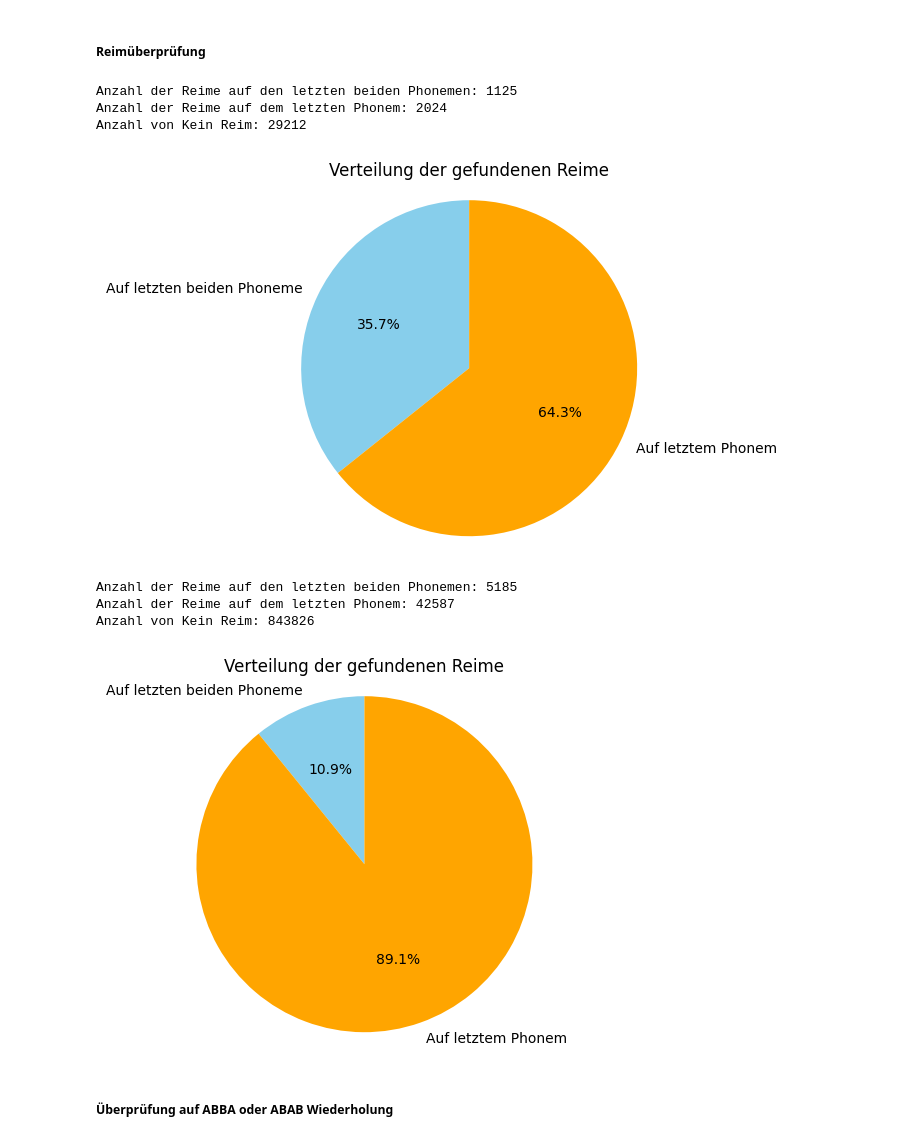
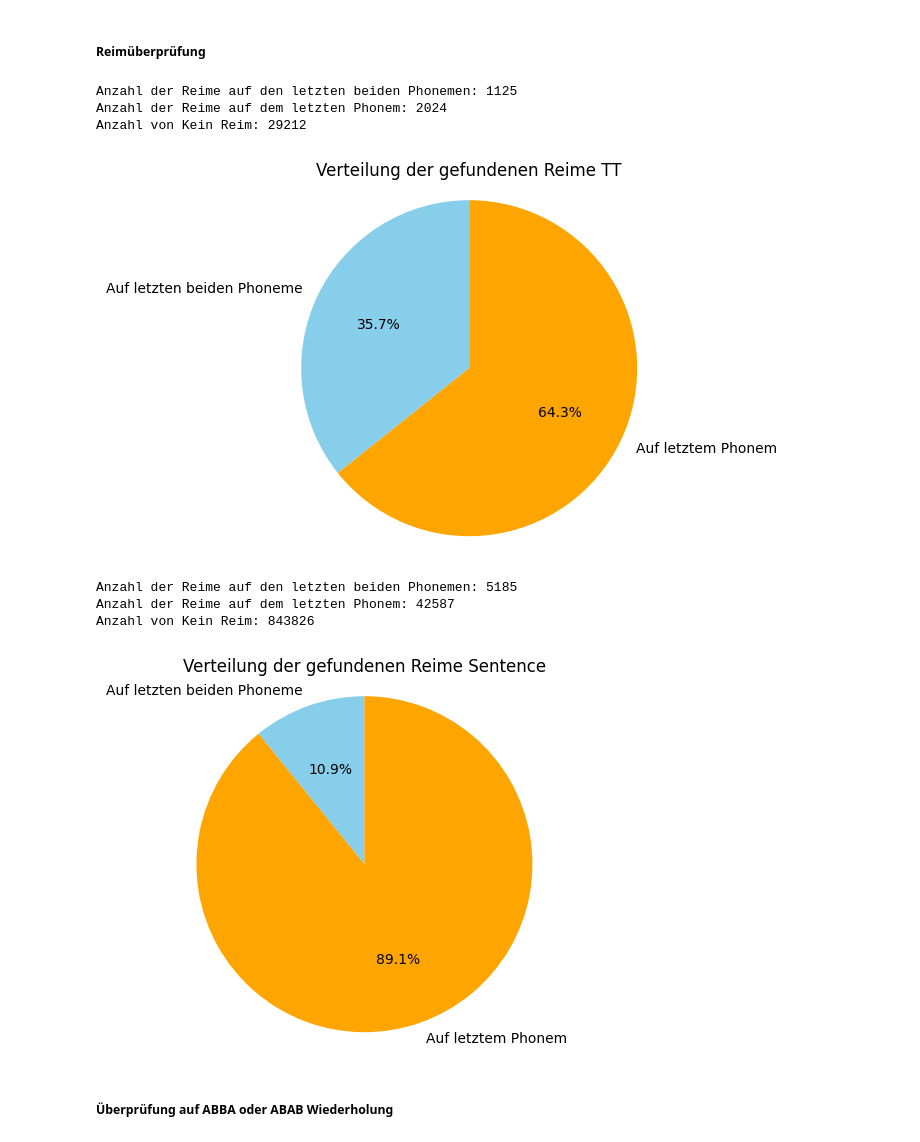
Before and after one commit to albertokoeselmunoz/tongue_twisters, a Jupyter notebook: data_understanding.ipynb, the cells around one changed output. Drawn from its saved outputs; the diff is of its cells as text; code cells hidden in the pictures.

```diff
--- a/data_understanding.ipynb
+++ b/data_understanding.ipynb
@@ -553,22 +551,26 @@ plt.show()
 # %% [markdown]
 ##### Phonemhäufigkeiten je Zeile
 # %%
-# Phonemhäufigkeiten je TT/Satz
 # TT
-anzahlPhonemeTTZeile = []
+anzahlPhonemTTZeile = []
 for i in range(tt.shape[0]):
-    phonemTT = tt['phonemes'].iloc[i]
-    anzahlPhonemeTTZeile.append(zähle_phoneme(phonemTT))
+    phonemTT = ast.literal_eval(tt['phonemes'].iloc[i])
+    phlist = []
+    for wordlist in phonemTT:
+        phlist += wordlist
+    anzahlPhonemTTZeile.append(dict(Counter(phlist)))
 
-tt['Phonemanazahl'] = anzahlPhonemeTTZeile
+tt['Phonemanzahl'] = anzahlPhonemTTZeile
 
-# Sentence
-anzahlPhonemeSentZeile = []
+anzahlPhonemSentZeile = []
 for i in range(sentence.shape[0]):
-    phonemSent = sentence['phonemes'].iloc[i]
-    anzahlPhonemeSentZeile.append(zähle_phoneme(phonemSent))
+    phonemSent = ast.literal_eval(sentence['phonemes'].iloc[i])
+    phlistSent = []
+    for wordlistS in phonemSent:
+        phlistSent += wordlistS
+    anzahlPhonemSentZeile.append(dict(Counter(phlistSent)))
 
-sentence['Phonemanazahl'] = anzahlPhonemeSentZeile
+sentence['Phonemanzahl'] = anzahlPhonemSentZeile
 # %% [markdown]
 ##### Reimüberprüfung
 # %%
@@ -624,7 +626,7 @@ colors = ['skyblue', 'orange']
 
 plt.pie(sizes, labels=labels, colors=colors, autopct='%1.1f%%', startangle=90)
 plt.axis('equal')
-plt.title('Verteilung der gefundenen Reime')
+plt.title('Verteilung der gefundenen Reime TT')
 plt.show()
 
 # Visualisierung 2
@@ -640,7 +642,7 @@ plt.show()
 Anzahl der Reime auf den letzten beiden Phonemen: 1125
 Anzahl der Reime auf dem letzten Phonem: 2024
 Anzahl von Kein Reim: 29212
-[figure, old version]
+[figure, new version]
 # %%
 # Sentence
 phonemListeSent = []
@@ -655,35 +657,35 @@ reimListe, reimAufPhonemListe, anzahlKeinReim = suche_Reime(phonemListeSent)
 anzahlReime = len(reimListe)
 anzahlReimeAufPhonem = len(reimAufPhonemListe)
 
 # Ausgabe
 print("Anzahl der Reime auf den letzten beiden Phonemen:", anzahlReime)
 print("Anzahl der Reime auf dem letzten Phonem:", anzahlReimeAufPhonem)
 print("Anzahl von Kein Reim:", anzahlKeinReim)
 
 # Visualisierung
 labels = ['Auf letzten beiden Phoneme', 'Auf letztem Phonem']
 sizes = [anzahlReime, anzahlReimeAufPhonem]
 colors = ['skyblue','orange']
 
 plt.pie(sizes, labels=labels, colors=colors, autopct='%1.1f%%', startangle=90)
 plt.axis('equal')
-plt.title('Verteilung der gefundenen Reime')
+plt.title('Verteilung der gefundenen Reime Sentence')
 plt.show()
 
 # Visualisierung
 # kategorien = ['Gefundene Reime', 'Reime auf dem letzten Phonem']
 # anzahlen = [anzahlReime, anzahlReimeAufPhonem]
 
 # plt.bar(kategorien, anzahlen, color=['blue', 'orange'])
 # plt.xlabel('Kategorie')
 # plt.ylabel('Anzahl')
 # plt.title('Anzahl der gefundenen Reime im Sentence-Datensatz')
 # plt.show()
 # %% [output]
 Anzahl der Reime auf den letzten beiden Phonemen: 5185
 Anzahl der Reime auf dem letzten Phonem: 42587
 Anzahl von Kein Reim: 843826
-[figure, old version]
+[figure, new version]
 # %% [markdown]
 ##### Überprüfung auf ABBA oder ABAB Wiederholung
 # %%
```
Also changed, not shown: parts of 7 cells of this notebook, 2 other files.
